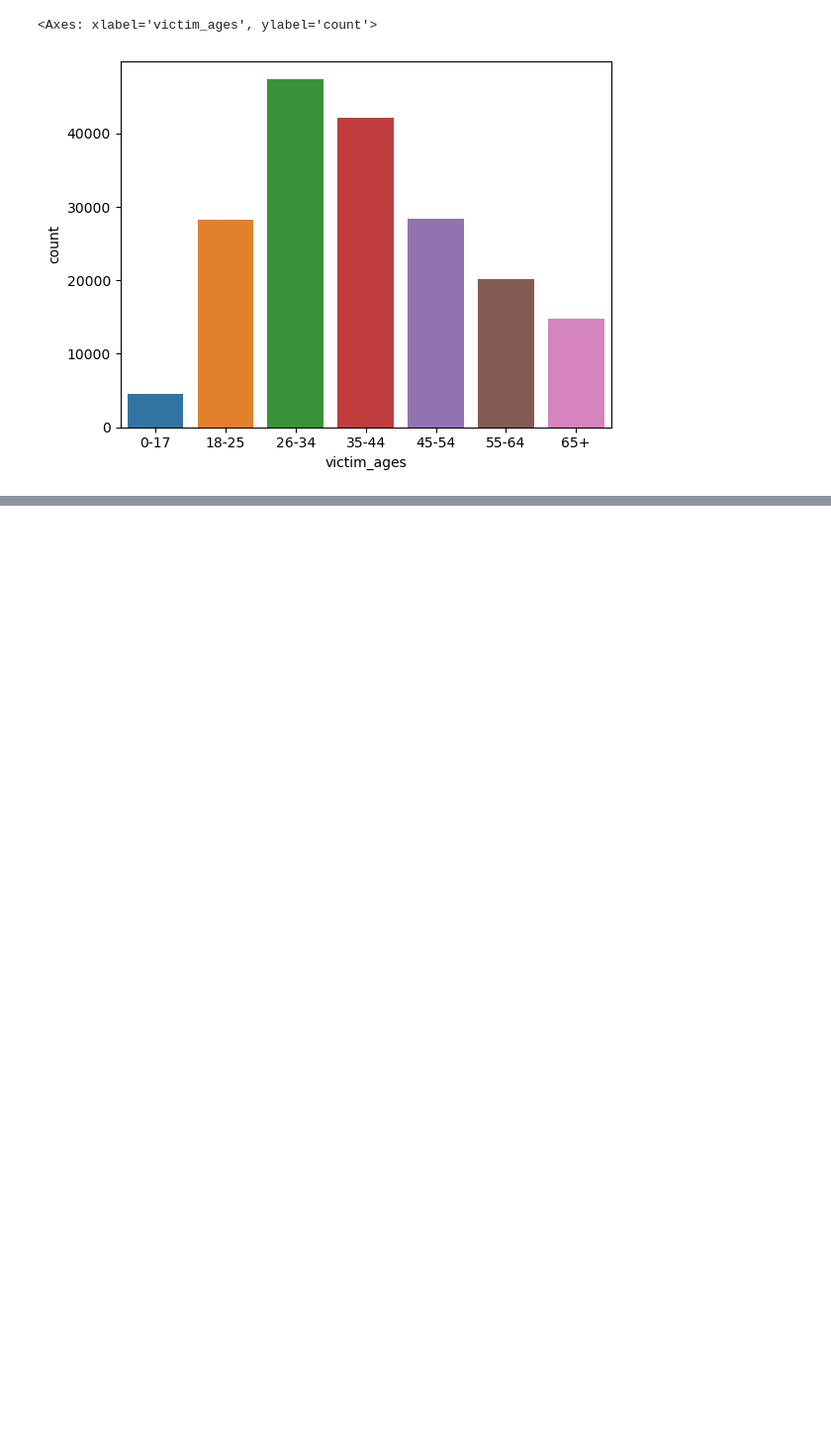
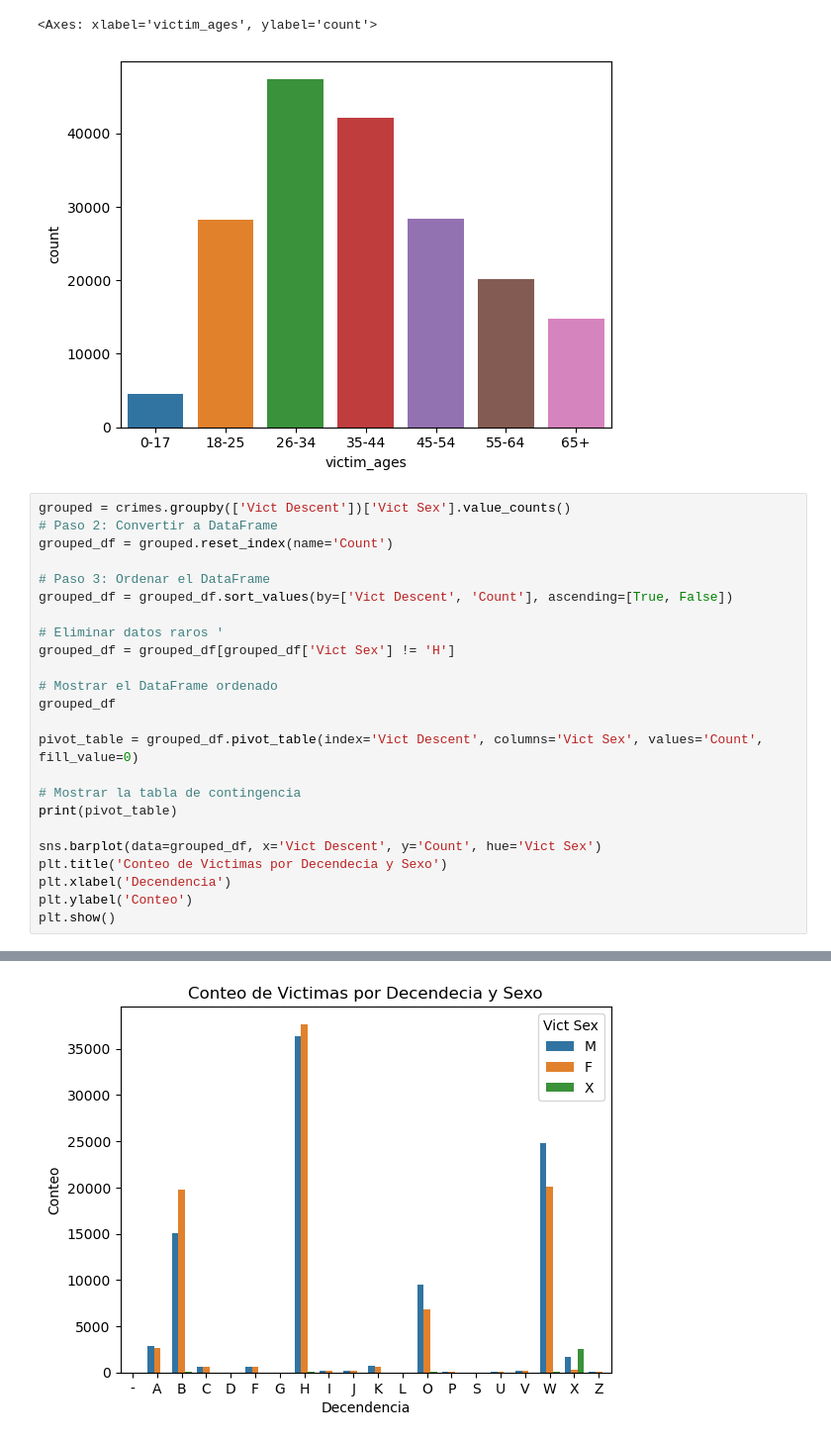
Before and after one commit to Cholico/AnalyzingCrimeinLosAngeles, a Jupyter notebook: AnalyzingCrimeinLosAngeles.ipynb, the cells around one changed output, grey strips where cells are left out. Shown at 99% size. Saved outputs shown, nothing was run; the diff lists cells and outputs as text; blank space fills up the shorter version.

```diff
--- a/AnalyzingCrimeinLosAngeles.ipynb
+++ b/AnalyzingCrimeinLosAngeles.ipynb
@@ -140,3 +129,28 @@ sns.countplot(data=crimes, x="victim_ages" )
 # %% [output]
 <Axes: xlabel='victim_ages', ylabel='count'>
 [figure]
+# %%
+grouped = crimes.groupby(['Vict Descent'])['Vict Sex'].value_counts()
+# Paso 2: Convertir a DataFrame
+grouped_df = grouped.reset_index(name='Count')
+
+# Paso 3: Ordenar el DataFrame
+grouped_df = grouped_df.sort_values(by=['Vict Descent', 'Count'], ascending=[True, False])
+
+# Eliminar datos raros '
+grouped_df = grouped_df[grouped_df['Vict Sex'] != 'H']
+
+# Mostrar el DataFrame ordenado
+grouped_df
+
+pivot_table = grouped_df.pivot_table(index='Vict Descent', columns='Vict Sex', values='Count', fill_value=0)
+
+# Mostrar la tabla de contingencia
+print(pivot_table)
+
+sns.barplot(data=grouped_df, x='Vict Descent', y='Count', hue='Vict Sex')
+plt.title('Conteo de Victimas por Decendecia y Sexo')
+plt.xlabel('Decendencia')
+plt.ylabel('Conteo')
+plt.show()
+# %% [output]
@@ -142,0 +174 @@ sns.countplot(data=crimes, x="victim_ages" )
+[figure, added]
```
Also changed, not shown: parts of 3 cells of this notebook, 4 other files.
